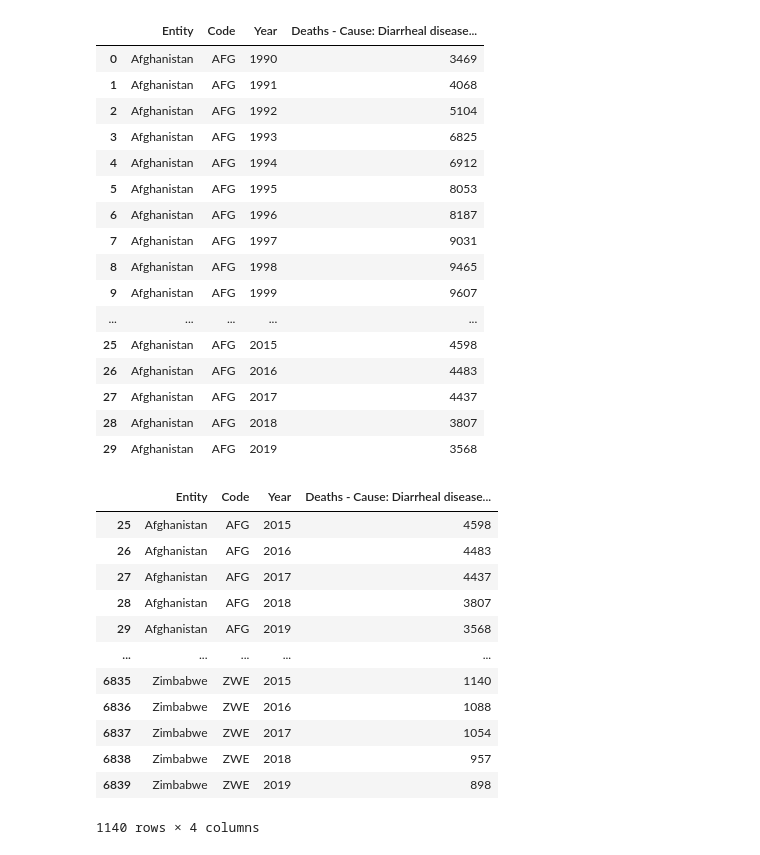
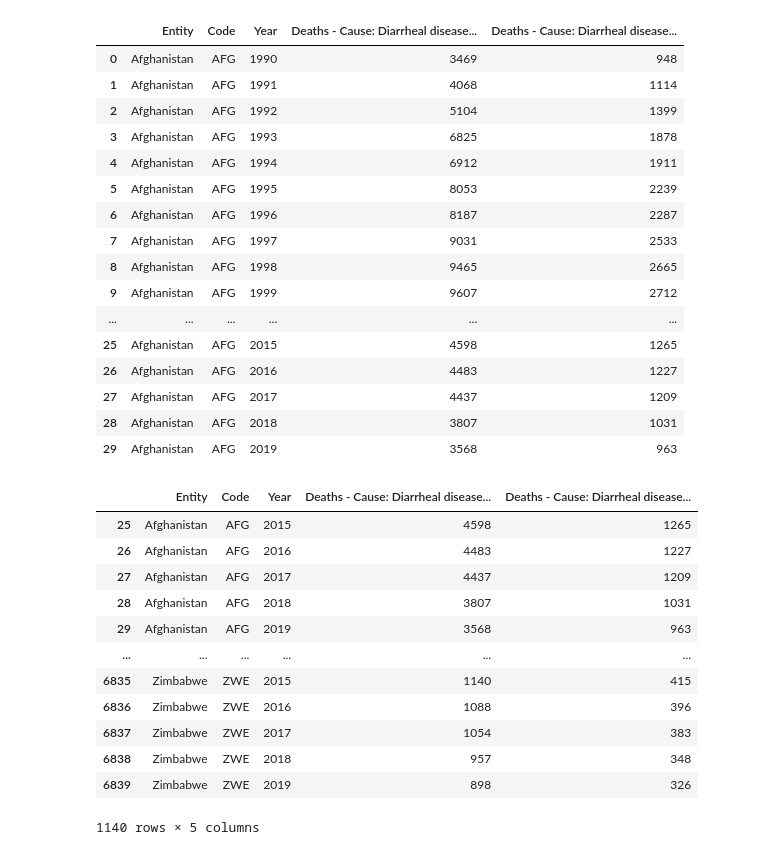
Before and after one commit to RHockley/Project-1-Water-Source-Mortality, a Jupyter notebook: Datacleaning/dirrahea_deaths_cleaned.ipynb, the cells around one changed output. Drawn from its saved outputs; the diff is of its cells as text; code cells hidden in the pictures.

```diff
--- a/Datacleaning/dirrahea_deaths_cleaned.ipynb
+++ b/Datacleaning/dirrahea_deaths_cleaned.ipynb
@@ -29,43 +29,43 @@ dirrahea_deaths_df.head(50)
 | 48 | African Region (WHO) | NaN | 2008 | 449414 | 177363 | 109231 | ... |
 | 49 | African Region (WHO) | NaN | 2009 | 436472 | 172263 | 106143 | ... |
 # %%
-dirrahea_deaths_reduced = dirrahea_deaths_df[["Entity", "Code", "Year", "Deaths - Cause: Diarrheal diseases - Risk: Unsafe water source - Sex: Both - Age: Under 5 (Number)"]]
+dirrahea_deaths_reduced = dirrahea_deaths_df[["Entity", "Code", "Year", "Deaths - Cause: Diarrheal diseases - Risk: Unsafe water source - Sex: Both - Age: Under 5 (Number)", "Deaths - Cause: Diarrheal diseases - Risk: No access to handwashing facility - Sex: Both - Age: Under 5 (Number)"]]
 dirrahea_deaths_reduced.head(30)
 # %% [output]
-|  | Entity | Code | Year | Deaths - Cause: Diarrheal disease... |
-| 0 | Afghanistan | AFG | 1990 | 3469 |
-| 1 | Afghanistan | AFG | 1991 | 4068 |
-| 2 | Afghanistan | AFG | 1992 | 5104 |
-| 3 | Afghanistan | AFG | 1993 | 6825 |
-| 4 | Afghanistan | AFG | 1994 | 6912 |
-| 5 | Afghanistan | AFG | 1995 | 8053 |
-| 6 | Afghanistan | AFG | 1996 | 8187 |
-| 7 | Afghanistan | AFG | 1997 | 9031 |
-| 8 | Afghanistan | AFG | 1998 | 9465 |
-| 9 | Afghanistan | AFG | 1999 | 9607 |
-| ... | ... | ... | ... | ... |
-| 25 | Afghanistan | AFG | 2015 | 4598 |
-| 26 | Afghanistan | AFG | 2016 | 4483 |
-| 27 | Afghanistan | AFG | 2017 | 4437 |
-| 28 | Afghanistan | AFG | 2018 | 3807 |
-| 29 | Afghanistan | AFG | 2019 | 3568 |
+|  | Entity | Code | Year | Deaths - Cause: Diarrheal disease... | Deaths - Cause: Diarrheal disease... |
+| 0 | Afghanistan | AFG | 1990 | 3469 | 948 |
+| 1 | Afghanistan | AFG | 1991 | 4068 | 1114 |
+| 2 | Afghanistan | AFG | 1992 | 5104 | 1399 |
+| 3 | Afghanistan | AFG | 1993 | 6825 | 1878 |
+| 4 | Afghanistan | AFG | 1994 | 6912 | 1911 |
+| 5 | Afghanistan | AFG | 1995 | 8053 | 2239 |
+| 6 | Afghanistan | AFG | 1996 | 8187 | 2287 |
+| 7 | Afghanistan | AFG | 1997 | 9031 | 2533 |
+| 8 | Afghanistan | AFG | 1998 | 9465 | 2665 |
+| 9 | Afghanistan | AFG | 1999 | 9607 | 2712 |
+| ... | ... | ... | ... | ... | ... |
+| 25 | Afghanistan | AFG | 2015 | 4598 | 1265 |
+| 26 | Afghanistan | AFG | 2016 | 4483 | 1227 |
+| 27 | Afghanistan | AFG | 2017 | 4437 | 1209 |
+| 28 | Afghanistan | AFG | 2018 | 3807 | 1031 |
+| 29 | Afghanistan | AFG | 2019 | 3568 | 963 |
 # %%
 dirrahea_deaths_reduced_loc = dirrahea_deaths_reduced.loc[dirrahea_deaths_reduced['Year'].isin(["2015", "2016", "2017", "2018", "2019"])]
 dirrahea_deaths_reduced_loc
 # %% [output]
-|  | Entity | Code | Year | Deaths - Cause: Diarrheal disease... |
-| 25 | Afghanistan | AFG | 2015 | 4598 |
-| 26 | Afghanistan | AFG | 2016 | 4483 |
-| 27 | Afghanistan | AFG | 2017 | 4437 |
-| 28 | Afghanistan | AFG | 2018 | 3807 |
-| 29 | Afghanistan | AFG | 2019 | 3568 |
-| ... | ... | ... | ... | ... |
-| 6835 | Zimbabwe | ZWE | 2015 | 1140 |
-| 6836 | Zimbabwe | ZWE | 2016 | 1088 |
-| 6837 | Zimbabwe | ZWE | 2017 | 1054 |
-| 6838 | Zimbabwe | ZWE | 2018 | 957 |
-| 6839 | Zimbabwe | ZWE | 2019 | 898 |
+|  | Entity | Code | Year | Deaths - Cause: Diarrheal disease... | Deaths - Cause: Diarrheal disease... |
+| 25 | Afghanistan | AFG | 2015 | 4598 | 1265 |
+| 26 | Afghanistan | AFG | 2016 | 4483 | 1227 |
+| 27 | Afghanistan | AFG | 2017 | 4437 | 1209 |
+| 28 | Afghanistan | AFG | 2018 | 3807 | 1031 |
+| 29 | Afghanistan | AFG | 2019 | 3568 | 963 |
+| ... | ... | ... | ... | ... | ... |
+| 6835 | Zimbabwe | ZWE | 2015 | 1140 | 415 |
+| 6836 | Zimbabwe | ZWE | 2016 | 1088 | 396 |
+| 6837 | Zimbabwe | ZWE | 2017 | 1054 | 383 |
+| 6838 | Zimbabwe | ZWE | 2018 | 957 | 348 |
+| 6839 | Zimbabwe | ZWE | 2019 | 898 | 326 |
-1140 rows × 4 columns
+1140 rows × 5 columns
 # %%
 dirrahea_deaths_reduced_loc["Entity"].unique()
 # %% [output]
```
Also changed, not shown: parts of 4 cells of this notebook.
